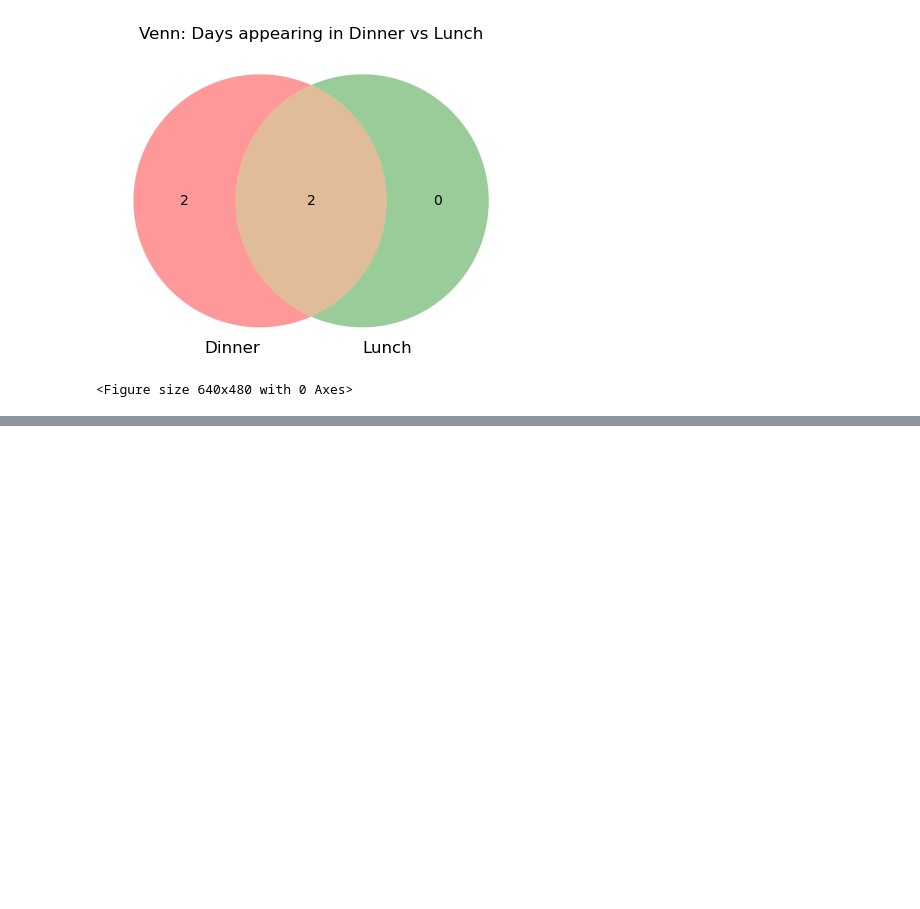
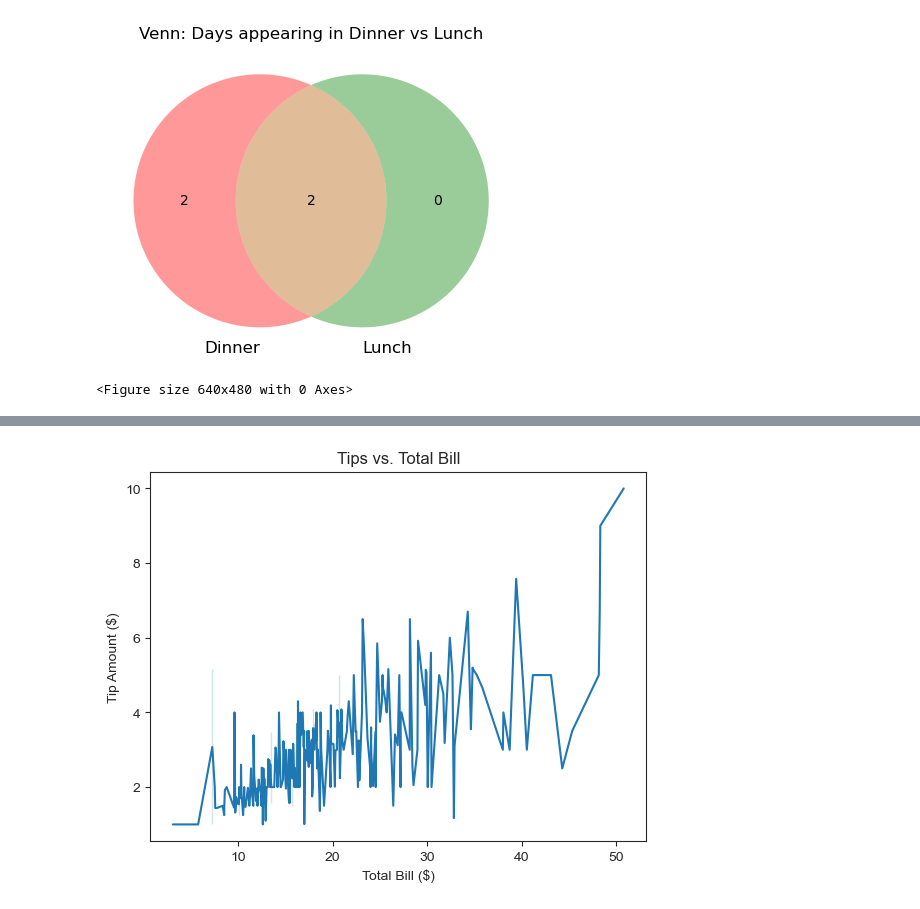
Before and after one commit to katariamonika/visualization, a Jupyter notebook: 02_activities/assignments/participation/session_05.ipynb, the cells around one changed output, grey strips where cells are left out. Drawn from its saved outputs; the diff is of its cells as text; code cells hidden in the pictures; blank space fills up the shorter version.

```diff
--- a/02_activities/assignments/participation/session_05.ipynb
+++ b/02_activities/assignments/participation/session_05.ipynb
@@ -132,0 +185,14 @@ plt.savefig("session_05_output.png", dpi=300, bbox_inches="tight")
+# %%
+# Add title and axis labels
+
+sns.set_style("ticks")
+
+tipgraph = sns.lineplot(data=tips, x="total_bill", y="tip")
+tipgraph.set(
+    title="Tips vs. Total Bill",
+    xlabel="Total Bill ($)",
+    ylabel="Tip Amount ($)"
+)
+plt.show()
+# %% [output]
+[figure, added]
```
Also changed, not shown: parts of 6 cells of this notebook.
